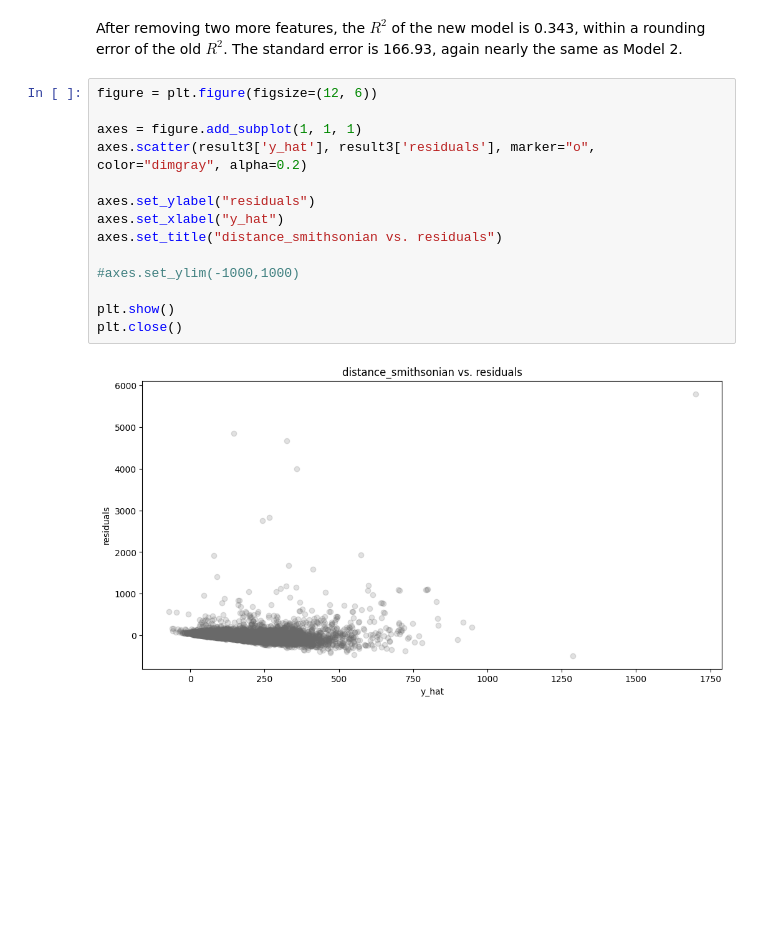
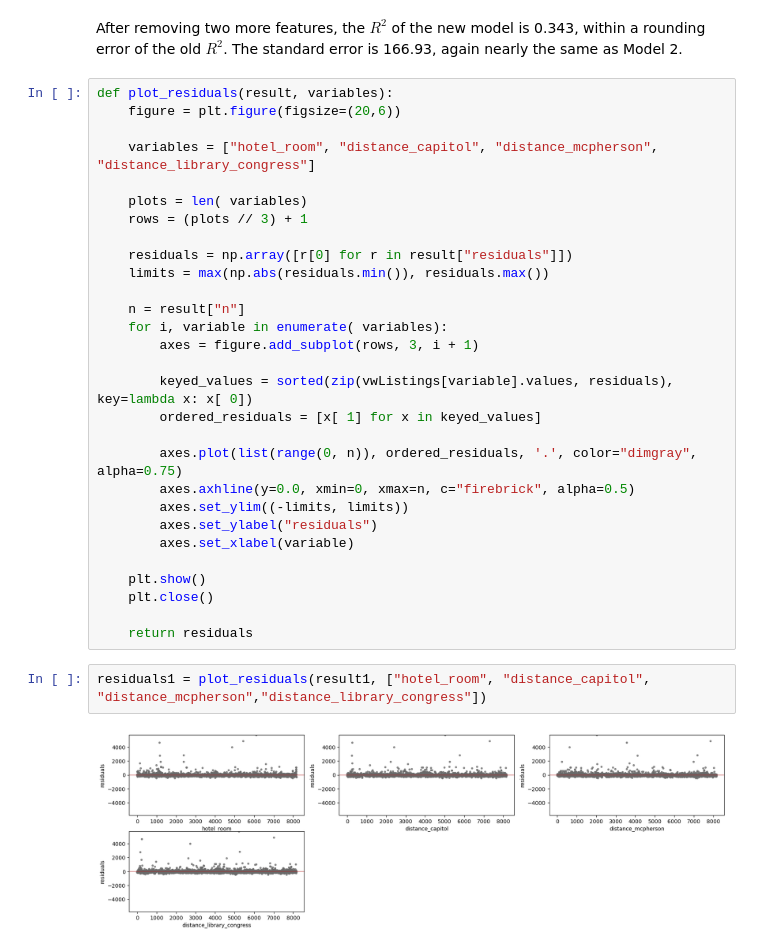
Before and after one commit to ayee6/JHUDataScienceGroup9, a Jupyter notebook: model1.ipynb, the cells around one changed output. Drawn from its saved outputs; the diff is of its cells as text; blank space fills up the shorter version.

```diff
--- a/model1.ipynb
+++ b/model1.ipynb
@@ -399,19 +399,36 @@ Model: price ~ response_time_within_a_day + host_acceptance_rate + superhost_t +
 | $R^2$ | 0.3428 | 0.2817 | 0.4428 |  |
 # %% [markdown]
 After removing two more features, the $R^2$ of the new model is 0.343, within a rounding error of the old $R^2$. The standard error is 166.93, again nearly the same as Model 2.
-# %%
-figure = plt.figure(figsize=(12, 6))
-
-axes = figure.add_subplot(1, 1, 1)
-axes.scatter(result3['y_hat'], result3['residuals'], marker="o", color="dimgray", alpha=0.2)
-
-axes.set_ylabel("residuals")
-axes.set_xlabel("y_hat")
-axes.set_title("distance_smithsonian vs. residuals")
-
-#axes.set_ylim(-1000,1000)
-
-plt.show()
-plt.close()
-# %% [output]
-[figure, removed]
+# %%
+def plot_residuals(result, variables):
+    figure = plt.figure(figsize=(20,6))
+
+    variables = ["hotel_room", "distance_capitol", "distance_mcpherson", "distance_library_congress"]
+
+    plots = len( variables)
+    rows = (plots // 3) + 1
+
+    residuals = np.array([r[0] for r in result["residuals"]])
+    limits = max(np.abs(residuals.min()), residuals.max())
+
+    n = result["n"]
+    for i, variable in enumerate( variables):
+        axes = figure.add_subplot(rows, 3, i + 1)
+
+        keyed_values = sorted(zip(vwListings[variable].values, residuals), key=lambda x: x[ 0])
+        ordered_residuals = [x[ 1] for x in keyed_values]
+
+        axes.plot(list(range(0, n)), ordered_residuals, '.', color="dimgray", alpha=0.75)
+        axes.axhline(y=0.0, xmin=0, xmax=n, c="firebrick", alpha=0.5)
+        axes.set_ylim((-limits, limits))
+        axes.set_ylabel("residuals")
+        axes.set_xlabel(variable)
+
+    plt.show()
+    plt.close()
+
+    return residuals
+# %%
+residuals1 = plot_residuals(result1, ["hotel_room", "distance_capitol", "distance_mcpherson","distance_library_congress"])
+# %% [output]
+[figure, added]
```
Also changed, not shown: parts of 2 cells of this notebook.
